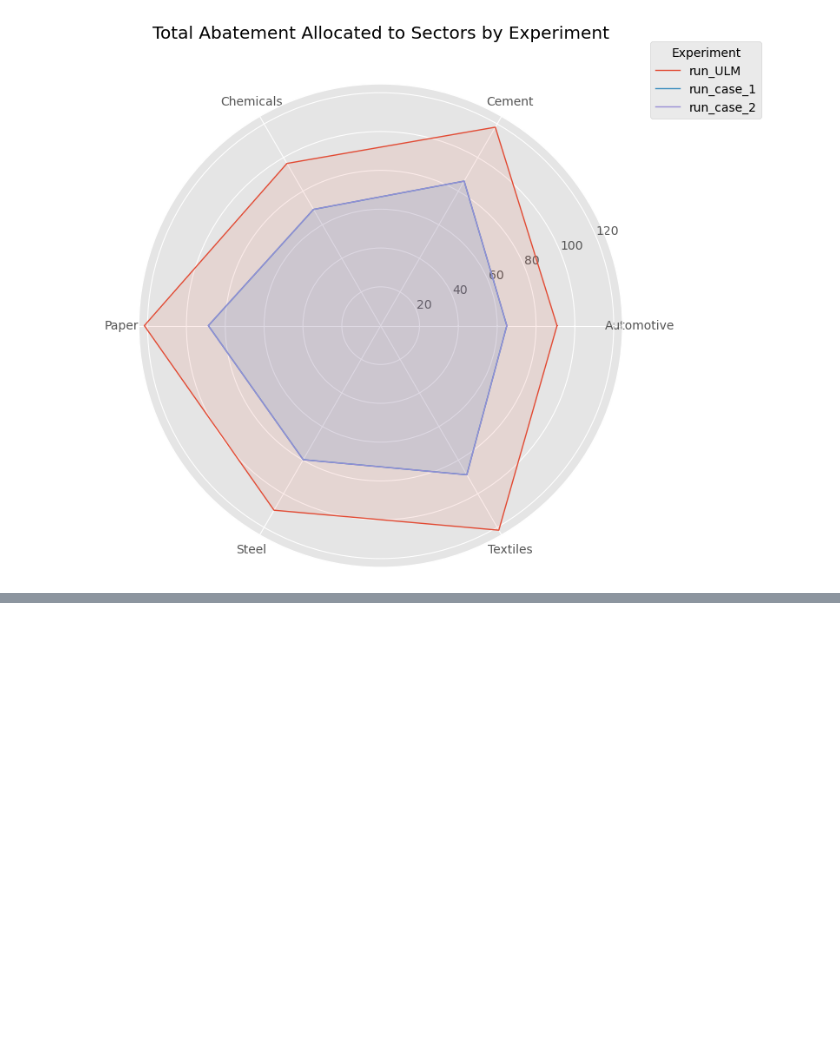
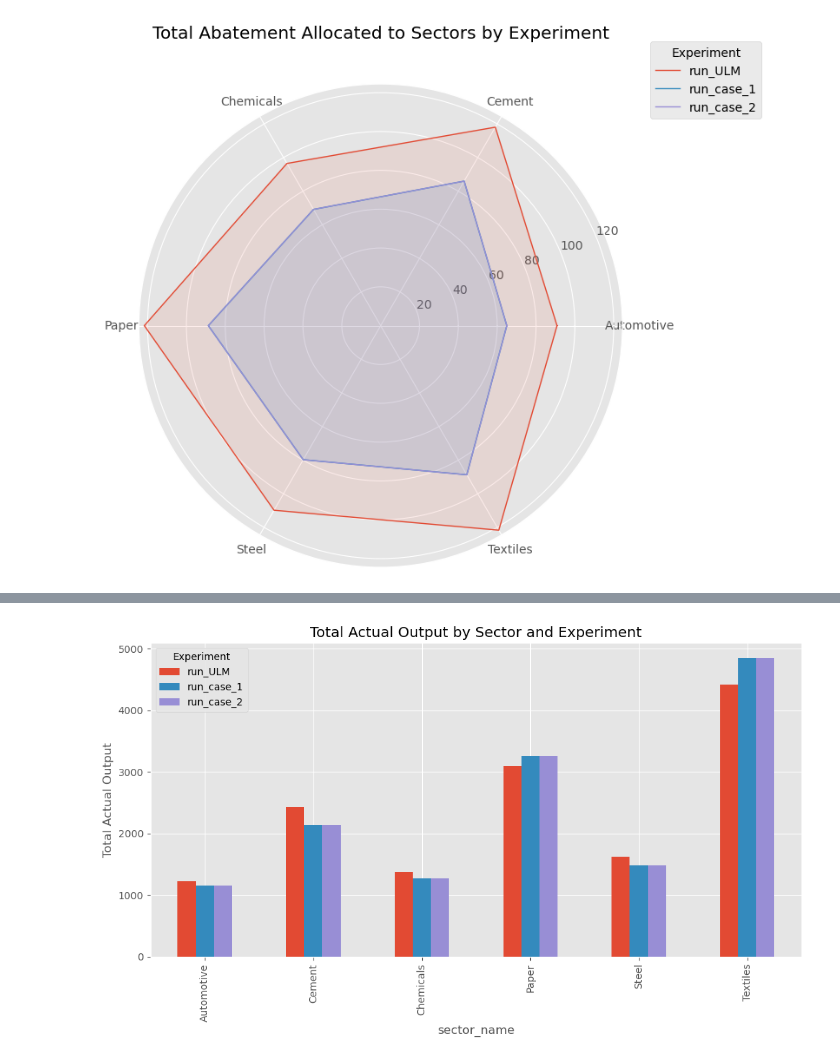
Before and after one commit to kwpap/Diplomatiki_kwpap_step_1, a Jupyter notebook: 2024 Project v2/notebook/31_comparing_exp7.ipynb, the cells around one changed output, grey strips where cells are left out. Saved outputs shown, nothing was run; the diff lists cells and outputs as text; code cells hidden in the pictures; blank space fills up the shorter version.

```diff
--- a/2024 Project v2/notebook/31_comparing_exp7.ipynb
+++ b/2024 Project v2/notebook/31_comparing_exp7.ipynb
@@ -920,0 +1011,22 @@ plot_radar_chart(
+# %%
+# 4) LaTeX Table: Sum of Actual Output by Sector and Experiment
+# -------------------------------
+
+# Group by 'run_name' and 'sector_name', sum 'actual_output'
+grouped_sector_actual = df_firms_sectors.groupby(['run_name', 'sector_name'])['actual_output'].sum().reset_index()
+
+# Pivot the data to have sectors as rows and run_names as columns
+pivot_sector_actual = grouped_sector_actual.pivot(index='sector_name', columns='run_name', values='actual_output')
+
+# Reindex to ensure all RUN_NAMES are present as columns
+pivot_sector_actual = pivot_sector_actual.reindex(columns=RUN_NAMES)
+
+# Replace NaN with 0 if any
+pivot_sector_actual = pivot_sector_actual.fillna(0)
+
+# Add a summary row
+pivot_sector_actual.loc['Total'] = pivot_sector_actual.sum()
+
+# Print LaTeX table
+print("LaTeX Table: Sum of Actual Output by Sector and Experiment")
+print(pivot_sector_actual.to_latex(float_format="%.2f"))
@@ -920,0 +1049,16 @@ plot_radar_chart(
+# %%
+# 5) Bar Plot: Sum of Actual Output by Sector and Experiment
+# -------------------------------
+
+# Drop the 'Total' row for plotting
+pivot_sector_actual_plot = pivot_sector_actual.drop('Total')
+
+# Plot
+ax = pivot_sector_actual_plot.plot(kind='bar', figsize=(10, 6))
+plt.ylabel('Total Actual Output')
+plt.title('Total Actual Output by Sector and Experiment')
+plt.legend(title='Experiment')
+plt.tight_layout()
+plt.show()
+# %% [output]
+[figure, added]
```
Also changed, not shown: parts of 13 cells of this notebook, 25 other files.
